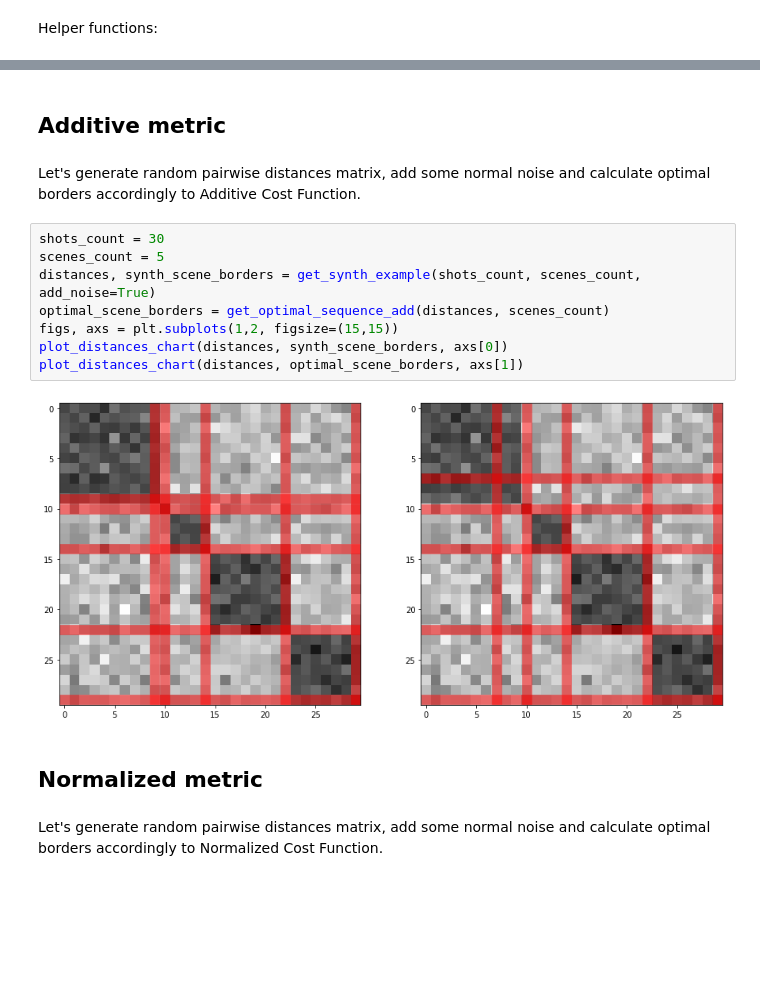
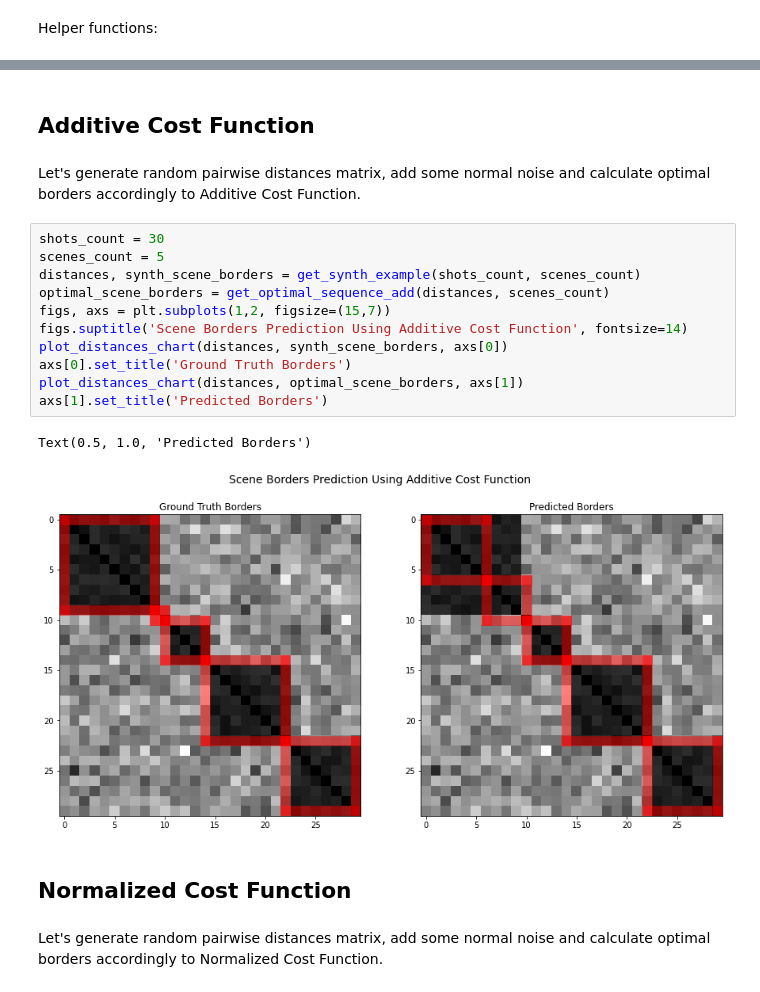
Before and after one commit to ivi-ru/video-scene-detection, a Jupyter notebook: examples.ipynb, the cells around one changed output, grey strips where cells are left out. Saved outputs shown, nothing was run; the diff lists cells and outputs as text; blank space fills up the shorter version.

Commit message:
Make charts in examples notebook prettier.

```diff
--- a/examples.ipynb
+++ b/examples.ipynb
@@ -115,21 +141,25 @@ def get_intervals_from_borders(borders: np.ndarray) -> List[List[Tuple[int, int]
         prev_border = cur_border
     return intervals
 # %% [markdown]
-## Additive metric
+## Additive Cost Function
 # %% [markdown]
 Let's generate random pairwise distances matrix, add some normal noise and calculate optimal borders accordingly to Additive Cost Function.
 # %%
 shots_count = 30
 scenes_count = 5
-distances, synth_scene_borders = get_synth_example(shots_count, scenes_count, add_noise=True)
+distances, synth_scene_borders = get_synth_example(shots_count, scenes_count)
 optimal_scene_borders = get_optimal_sequence_add(distances, scenes_count)
-figs, axs = plt.subplots(1,2, figsize=(15,15))
+figs, axs = plt.subplots(1,2, figsize=(15,7))
+figs.suptitle('Scene Borders Prediction Using Additive Cost Function', fontsize=14)
 plot_distances_chart(distances, synth_scene_borders, axs[0])
+axs[0].set_title('Ground Truth Borders')
 plot_distances_chart(distances, optimal_scene_borders, axs[1])
+axs[1].set_title('Predicted Borders')
 # %% [output]
+Text(0.5, 1.0, 'Predicted Borders')
-[figure, old version]
+[figure, new version]
 # %% [markdown]
-## Normalized metric
+## Normalized Cost Function
 # %% [markdown]
 Let's generate random pairwise distances matrix, add some normal noise and calculate optimal borders accordingly to Normalized Cost Function.
 # %%
```
Also changed, not shown: parts of 10 cells of this notebook.
